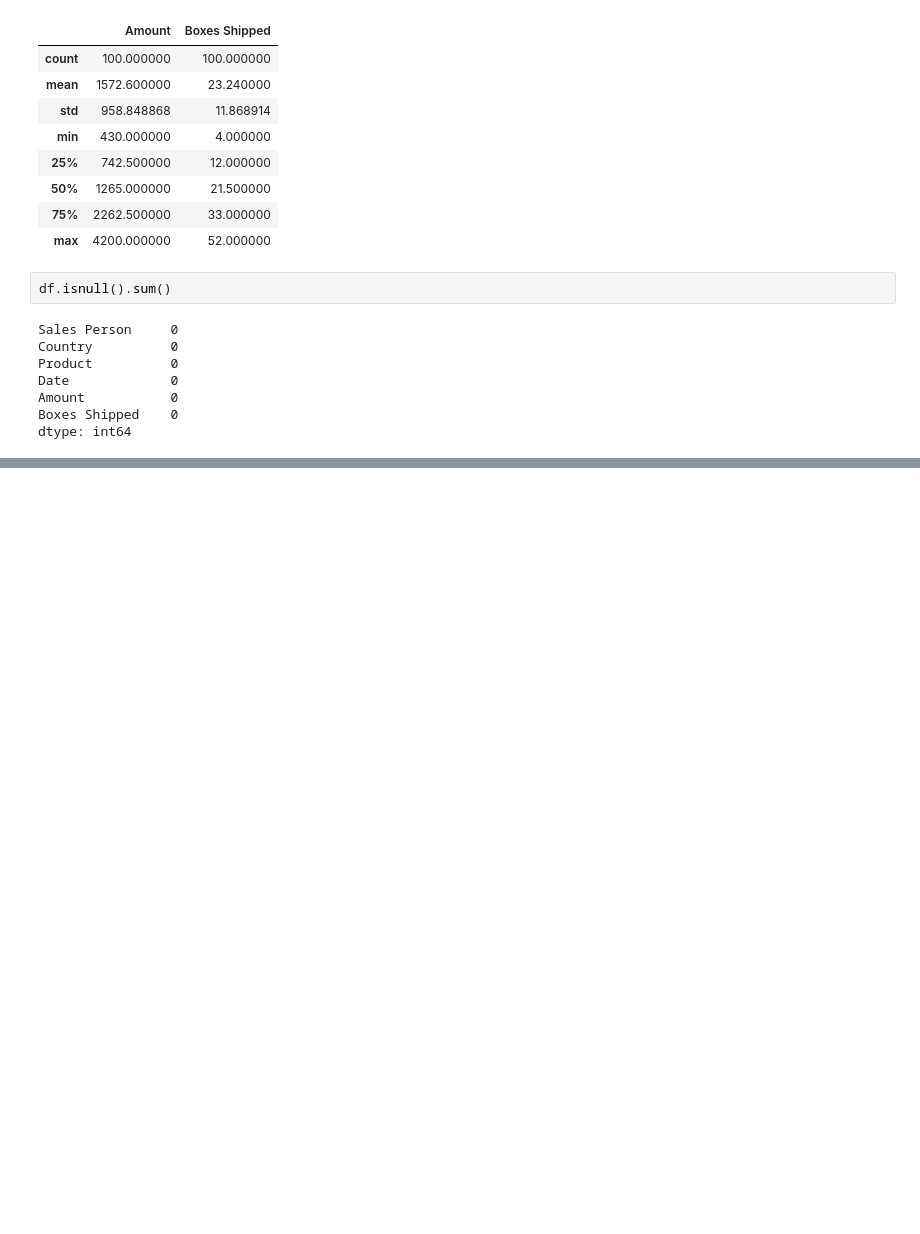
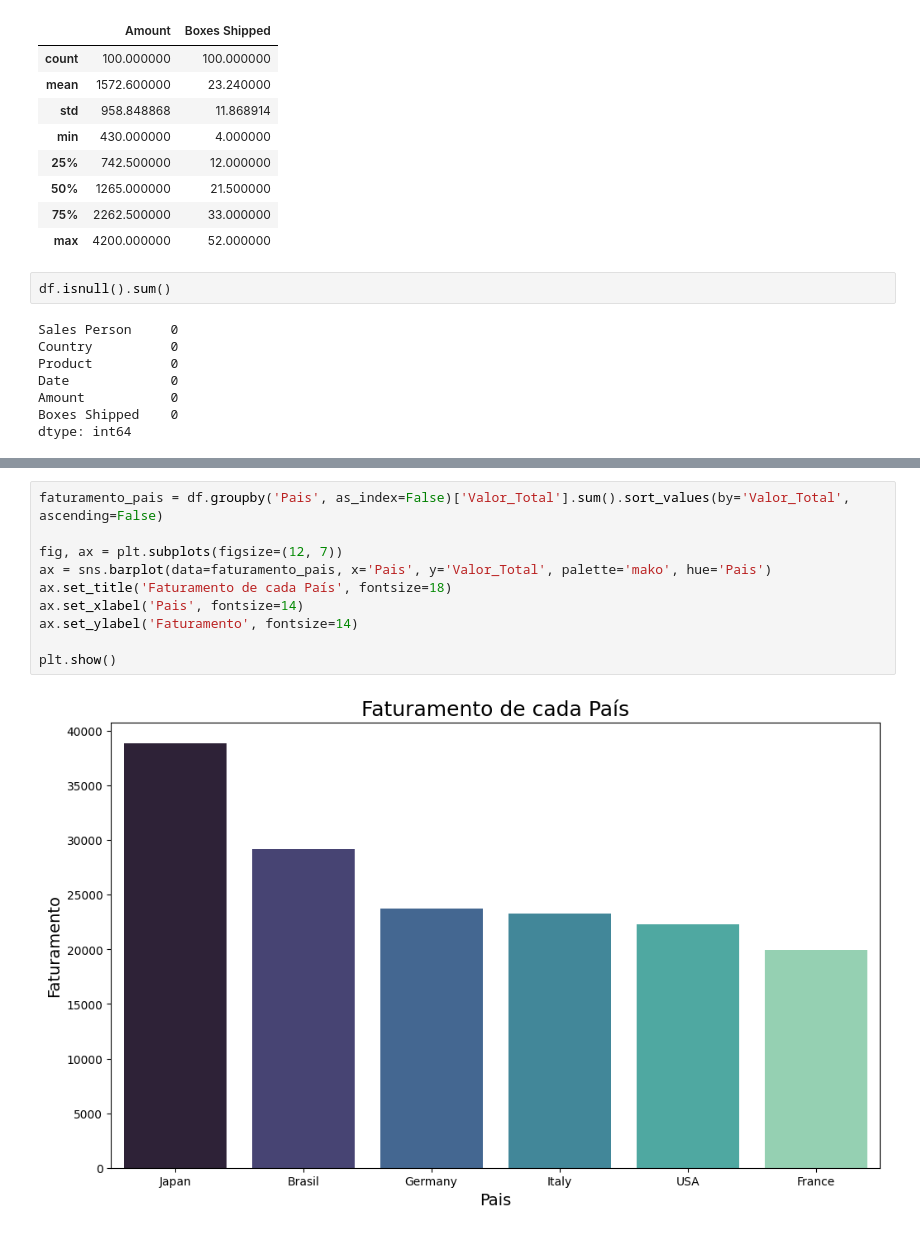
Before and after one commit to RodrygoYamasaki/ChocolateSales, a Jupyter notebook: notebooks/analise_exploratoria.ipynb, the cells around one changed output, grey strips where cells are left out. Drawn from its saved outputs; the diff is of its cells as text; blank space fills up the shorter version.

```diff
--- a/notebooks/analise_exploratoria.ipynb
+++ b/notebooks/analise_exploratoria.ipynb
@@ -53,0 +85,12 @@ dtype: int64
+# %%
+faturamento_pais = df.groupby('Pais', as_index=False)['Valor_Total'].sum().sort_values(by='Valor_Total', ascending=False)
+
+fig, ax = plt.subplots(figsize=(12, 7))
+ax = sns.barplot(data=faturamento_pais, x='Pais', y='Valor_Total', palette='mako', hue='Pais')
+ax.set_title('Faturamento de cada País', fontsize=18)
+ax.set_xlabel('Pais', fontsize=14)
+ax.set_ylabel('Faturamento', fontsize=14)
+
+plt.show()
+# %% [output]
+[figure, added]
```
Also changed, not shown: parts of 4 cells of this notebook.
